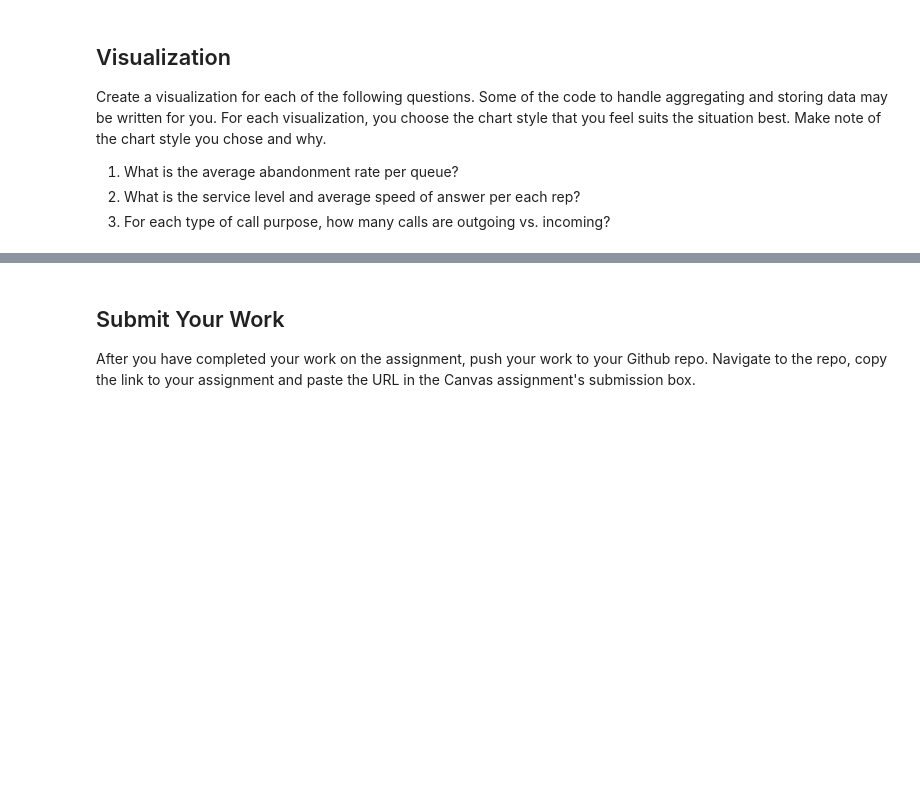
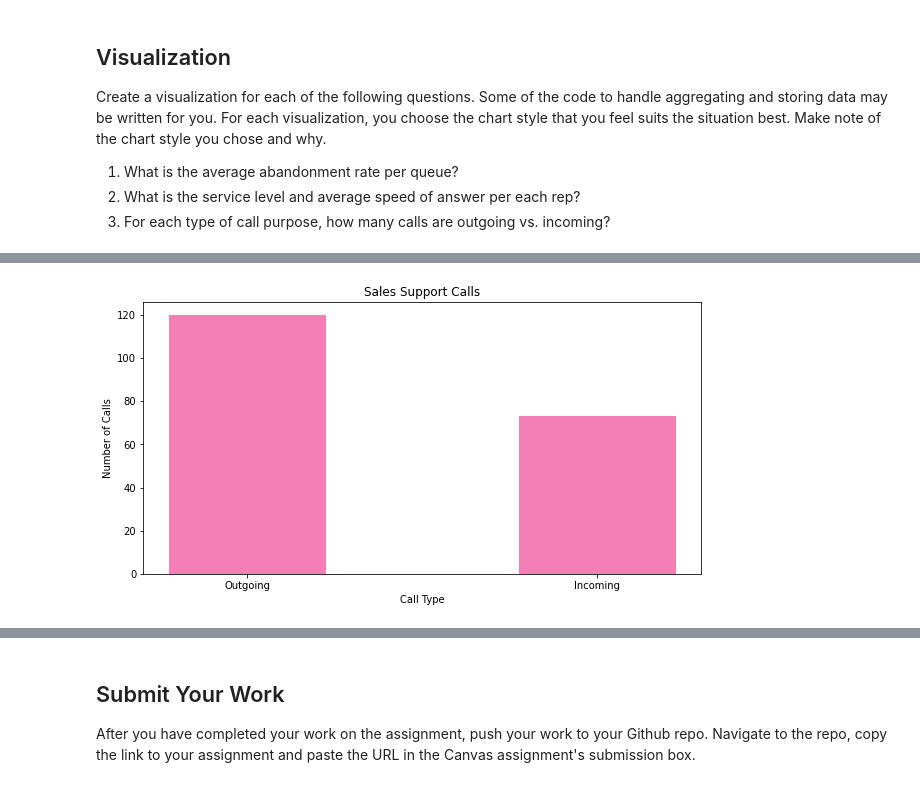
Before and after one commit to 4CEBWTHU/call-center-cleanup-assignment, a Jupyter notebook: Call Center Cleanup.ipynb, the cells around one changed output, grey strips where cells are left out. Cells and saved outputs as stored; diff of their text form; code cells hidden in the pictures; blank space fills up the shorter version.

```diff
--- a/Call Center Cleanup.ipynb
+++ b/Call Center Cleanup.ipynb
@@ -552,0 +773,18 @@ product_support = purpose_counts["Product Support"].to_dict()
+# %%
+#sales_support
+
+key = list(sales_support.keys())
+values = list(sales_support.values())
+
+fig = plt.figure(figsize = (10, 5))
+
+# creating the bar plot
+plt.bar(key, values, color ='#F57EB6',
+        width = 0.45)
+
+plt.xlabel("Call Type")
+plt.ylabel("Number of Calls")
+plt.title("Sales Support Calls")
+plt.show()
+# %% [output]
+[figure, added]
```
Also changed, not shown: parts of 29 cells of this notebook.
